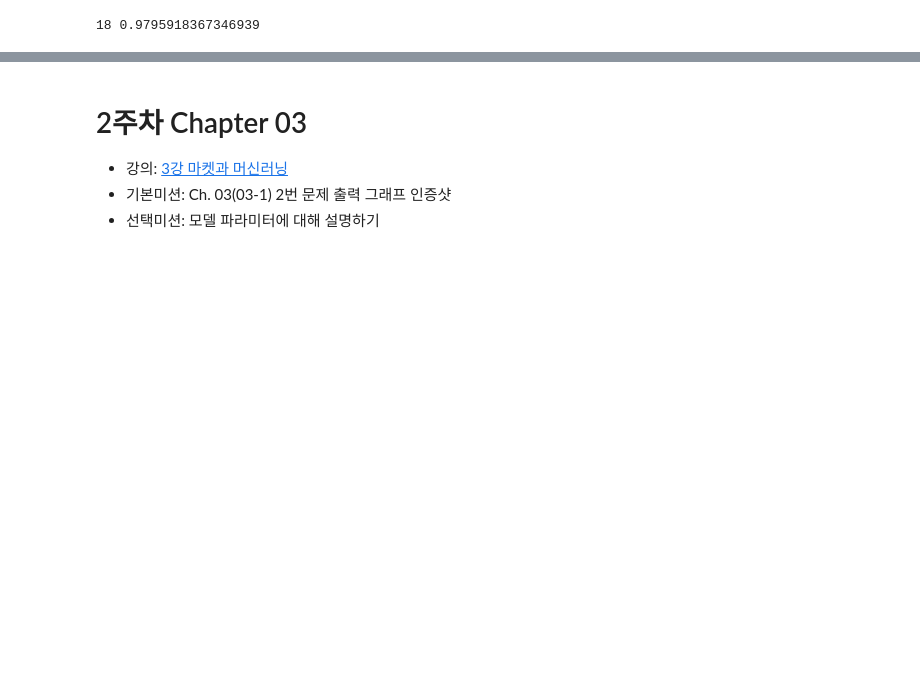
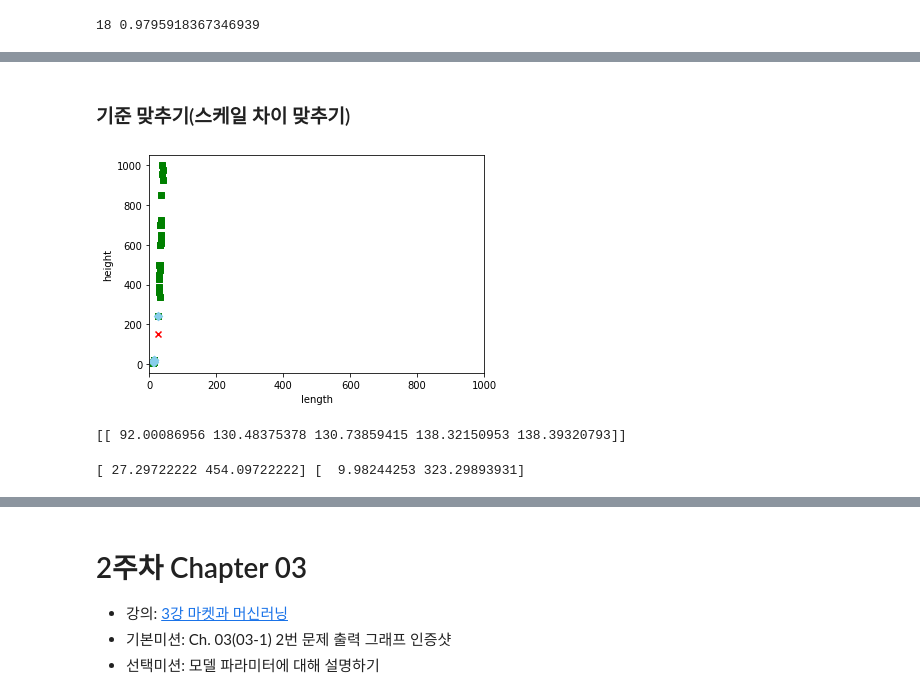
Before and after one commit to progh2/singlestudymldl, a Jupyter notebook: 2022혼공머신.ipynb, the cells around one changed output, grey strips where cells are left out. Drawn from its saved outputs; the diff is of its cells as text; code cells hidden in the pictures; blank space fills up the shorter version.

```diff
--- a/2022혼공머신.ipynb
+++ b/2022혼공머신.ipynb
@@ -138,0 +401,33 @@ for n in range(5, 50):
+# %% [markdown]
+### 기준 맞추기(스케일 차이 맞추기)
+# %%
+# 25,150 좌표의 이웃 찾아서 표시하기
+distances, indexes = kn.kneighbors([[25,150]])
+plt.scatter(train_input[:,0], train_input[:,1], marker="s", color="green")
+plt.scatter(25, 150, marker="x", color="red")
+plt.scatter(train_input[indexes, 0], train_input[indexes, 1], color="skyblue", marker="D")
+plt.xlim((0,1000))
+plt.xlabel("length")
+plt.ylabel("height")
+plt.show()
+
+# 눈으로 봐서는 도미로 분류되어야 할 것 같은데 빙어로 분류된다.
+# 그 이유는 특성의 값의 범위가 달라서 그런 것으로 그래프상으로 x값으 변화가 큰 것 같지만 y값에 비해
+# 압도적으로 수치가 작아서 그 영향이 적다. 영향 비율이 같도록 조정해줄 필요가 있다.
+print(distances)
+
+# x값 특성은 무시되다시피 되고 있다.
+# %% [output]
+[figure, added]
+[[ 92.00086956 130.48375378 130.73859415 138.32150953 138.39320793]]
+# %%
+#평균
+mean = np.mean(train_input, axis=0)
+#표준편차
+std = np.std(train_input, axis=0)
+print(mean, std)
+
+# 브로드캐스팅 기능을 사용하여 일괄 값 계산 적용
+train_scaled = (train_input - mean) / std
+# %% [output]
+[ 27.29722222 454.09722222] [  9.98244253 323.29893931]
```
Also changed, not shown: parts of 41 cells of this notebook.
